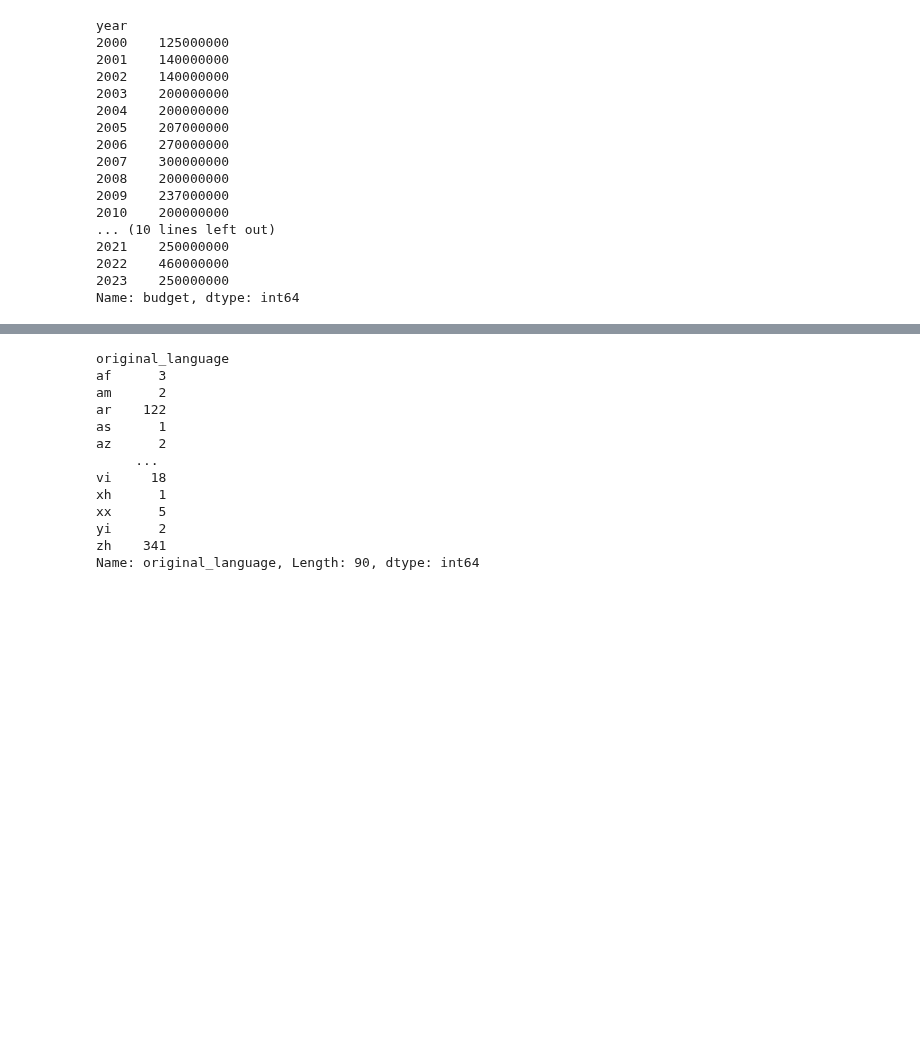
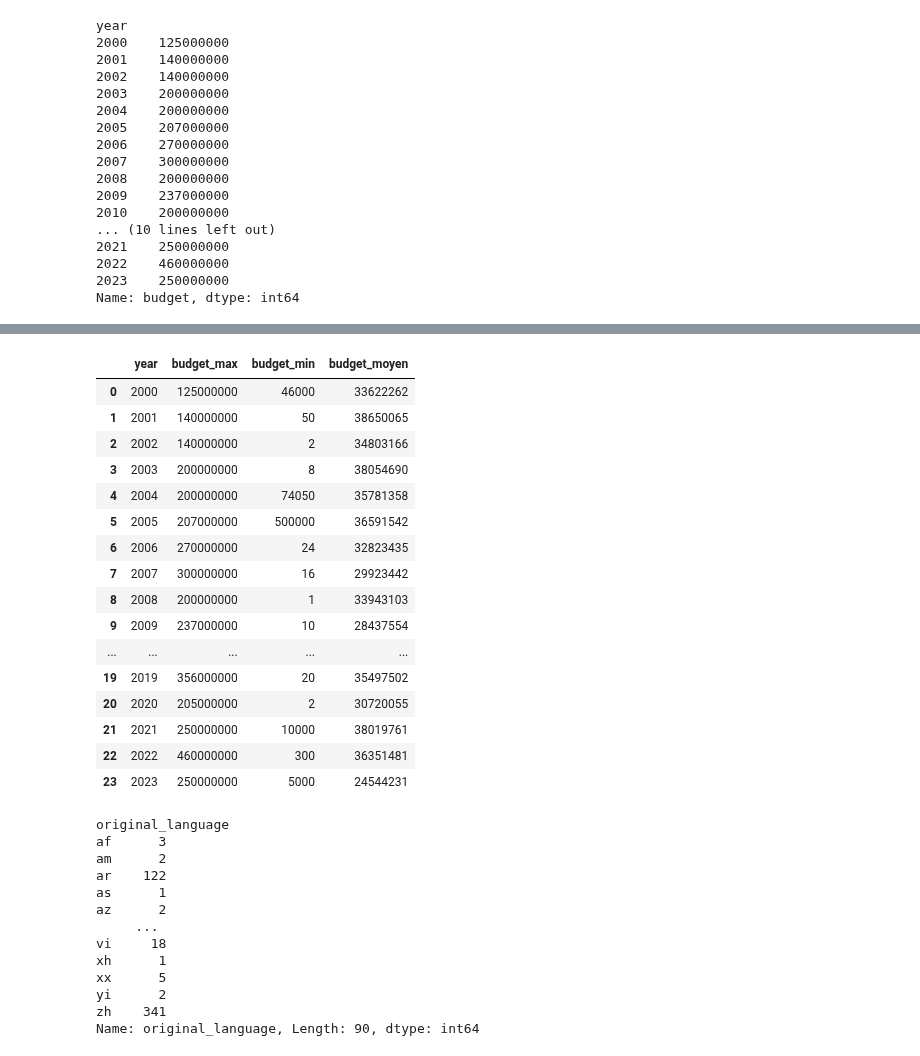
Before and after one commit to Cynthia-OK/CreuseLlywood, a Jupyter notebook: statistiques.ipynb, the cells around one changed output, grey strips where cells are left out. Cells and saved outputs as stored; diff of their text form; code cells hidden in the pictures; blank space fills up the shorter version.

```diff
--- a/statistiques.ipynb
+++ b/statistiques.ipynb
@@ -159,3 +213,23 @@ Name: budget, dtype: int64
+# %%
+budget
+# %% [output]
+|  | year | budget_max | budget_min | budget_moyen |
+| 0 | 2000 | 125000000 | 46000 | 33622262 |
+| 1 | 2001 | 140000000 | 50 | 38650065 |
+| 2 | 2002 | 140000000 | 2 | 34803166 |
+| 3 | 2003 | 200000000 | 8 | 38054690 |
+| 4 | 2004 | 200000000 | 74050 | 35781358 |
+| 5 | 2005 | 207000000 | 500000 | 36591542 |
+| 6 | 2006 | 270000000 | 24 | 32823435 |
+| 7 | 2007 | 300000000 | 16 | 29923442 |
+| 8 | 2008 | 200000000 | 1 | 33943103 |
+| 9 | 2009 | 237000000 | 10 | 28437554 |
+| ... | ... | ... | ... | ... |
+| 19 | 2019 | 356000000 | 20 | 35497502 |
+| 20 | 2020 | 205000000 | 2 | 30720055 |
+| 21 | 2021 | 250000000 | 10000 | 38019761 |
+| 22 | 2022 | 460000000 | 300 | 36351481 |
+| 23 | 2023 | 250000000 | 5000 | 24544231 |
 # %%
 nb_films_langue = films['original_language'].groupby(films['original_language']).count()
 nb_films_langue
```
Also changed, not shown: parts of 26 cells of this notebook, 2 other files.
